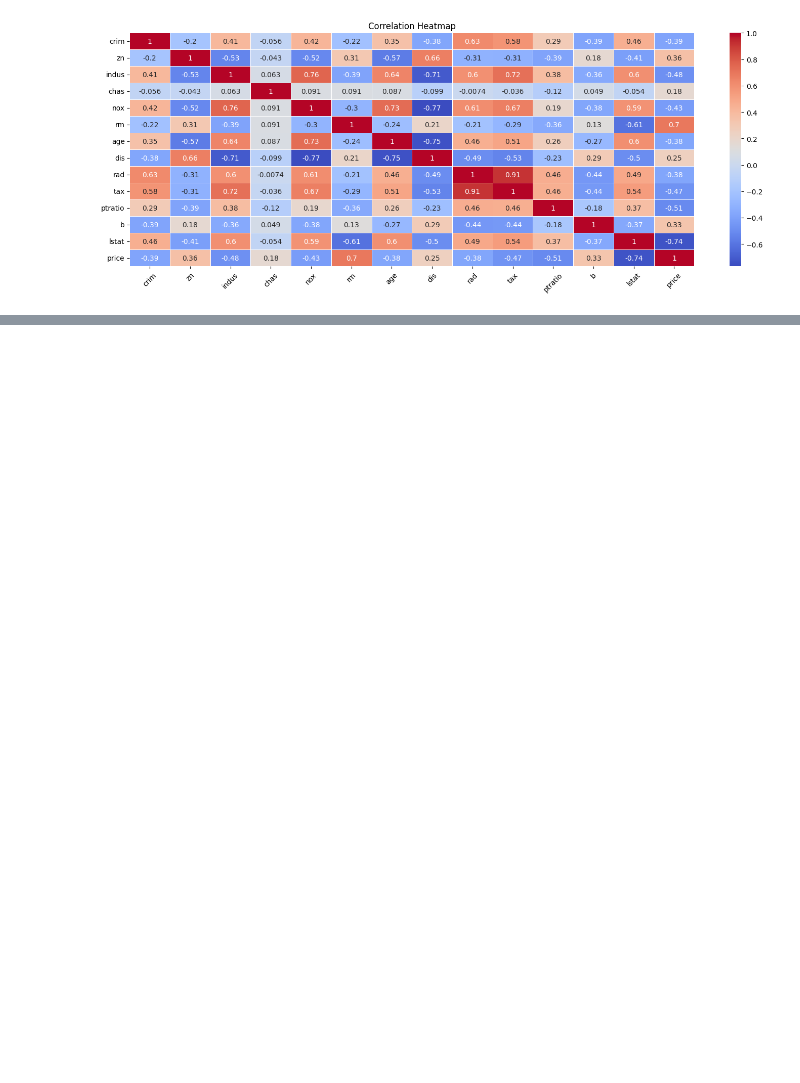
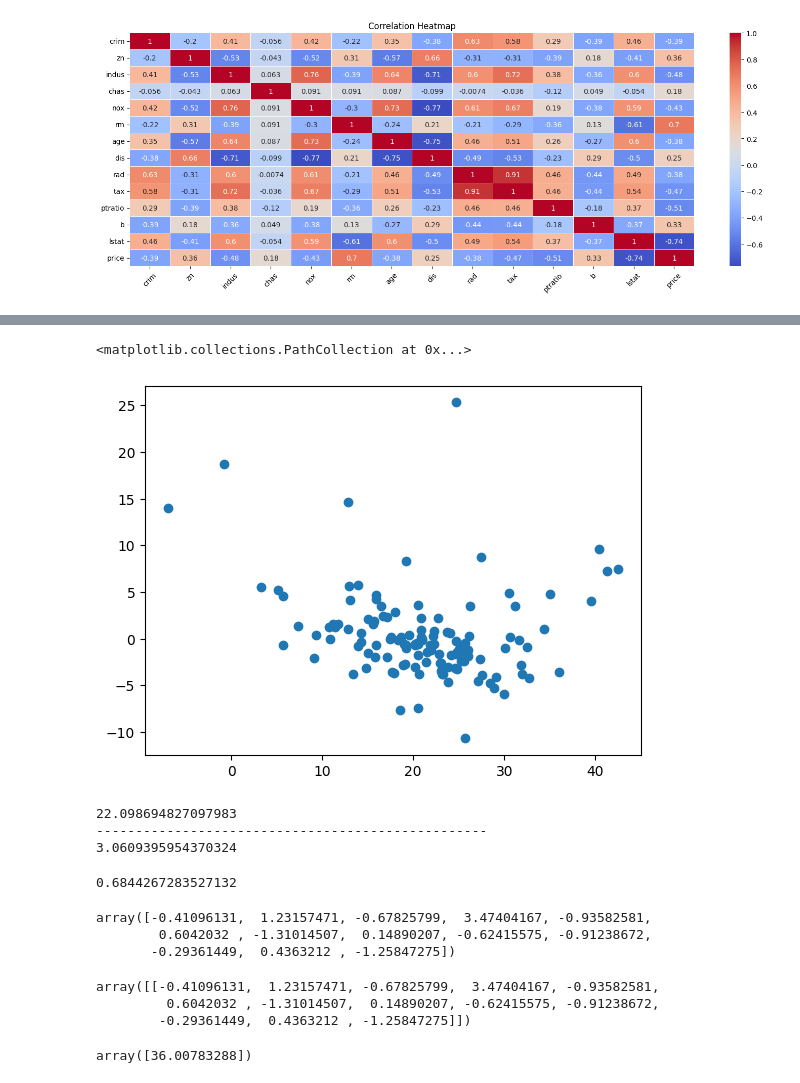
Before and after one commit to mahedishato/end_to_end_machine_learning_project, a Jupyter notebook: notebook.ipynb, the cells around one changed output, grey strips where cells are left out. Cells and saved outputs as stored; diff of their text form; code cells hidden in the pictures; blank space fills up the shorter version.

```diff
--- a/notebook.ipynb
+++ b/notebook.ipynb
@@ -139,0 +279,38 @@ plt.show()
+# %%
+## scatter plot with respect to prediction
+plt.scatter(prediction, residuals)
+# %% [output]
+<matplotlib.collections.PathCollection at 0x...>
+[figure, added]
+# %%
+from sklearn.metrics import mean_squared_error , mean_absolute_error
+
+print(mean_squared_error(y_test, prediction))
+print("-"*50)
+print(mean_absolute_error(y_test, prediction))
+# %% [output]
+22.098694827097983
+--------------------------------------------------
+3.0609395954370324
+# %%
+from sklearn.metrics import r2_score
+
+print(r2_score(y_test, prediction))
+# %% [output]
+0.6844267283527132
+# %%
+x_test[1]
+# %% [output]
+array([-0.41096131,  1.23157471, -0.67825799,  3.47404167, -0.93582581,
+        0.6042032 , -1.31014507,  0.14890207, -0.62415575, -0.91238672,
+       -0.29361449,  0.4363212 , -1.25847275])
+# %%
+x_test[1].reshape(1,-1)
+# %% [output]
+array([[-0.41096131,  1.23157471, -0.67825799,  3.47404167, -0.93582581,
+         0.6042032 , -1.31014507,  0.14890207, -0.62415575, -0.91238672,
+        -0.29361449,  0.4363212 , -1.25847275]])
+# %%
+model.predict(x_test[1].reshape(1,-1))
+# %% [output]
+array([36.00783288])
```
Also changed, not shown: parts of 24 cells of this notebook, 2 other files.
